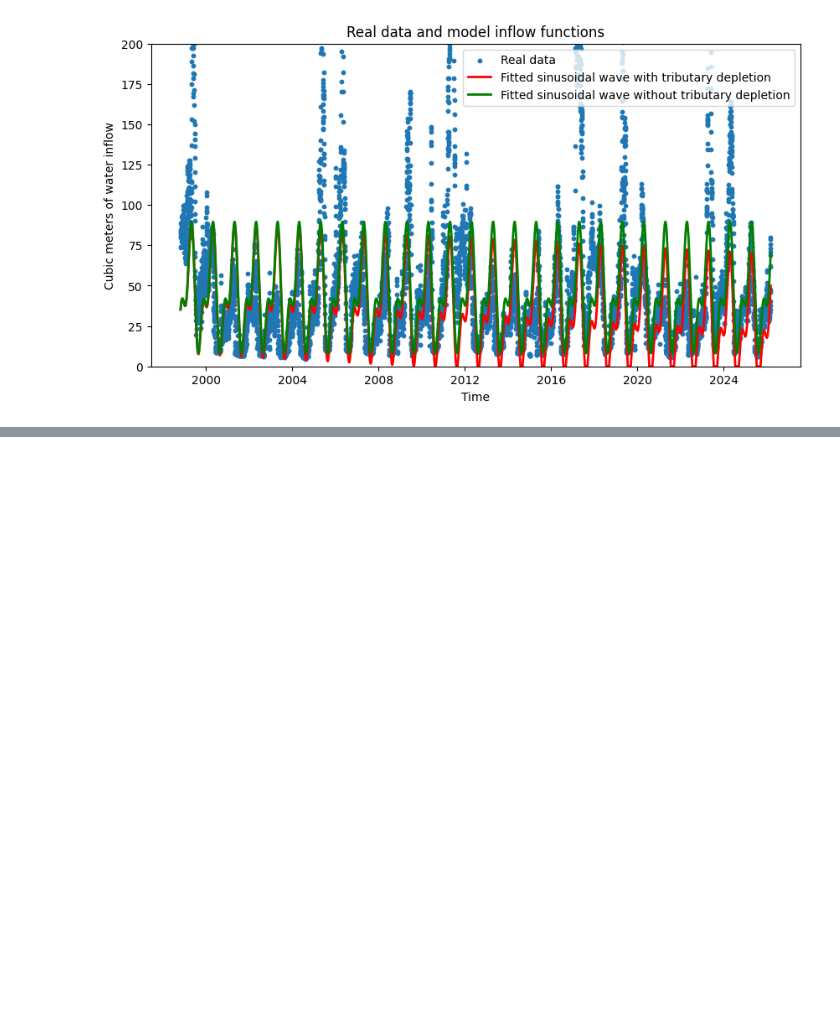
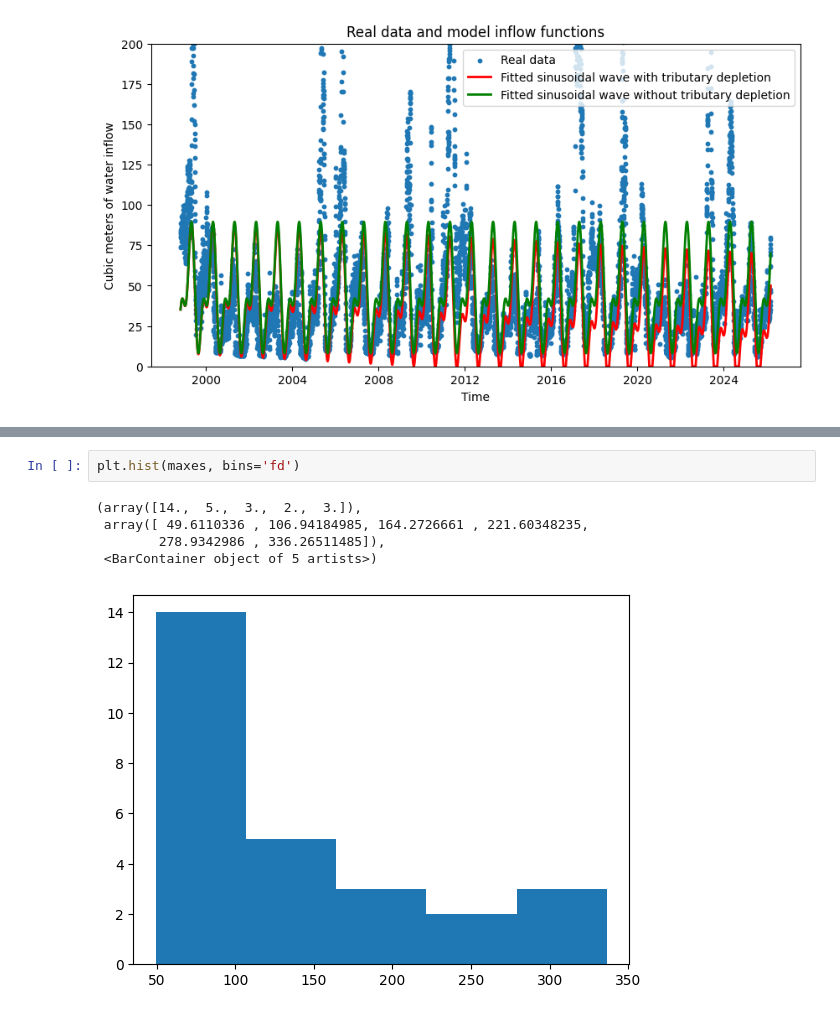
Before and after one commit to danilomcmaster/GSLModel, a Jupyter notebook: inflow.ipynb, the cells around one changed output, grey strips where cells are left out. Saved outputs shown, nothing was run; the diff lists cells and outputs as text; blank space fills up the shorter version.

```diff
--- a/inflow.ipynb
+++ b/inflow.ipynb
@@ -141,0 +204,8 @@ plt.show()
+# %%
+plt.hist(maxes, bins='fd')
+# %% [output]
+(array([14.,  5.,  3.,  2.,  3.]),
+ array([ 49.6110336 , 106.94184985, 164.2726661 , 221.60348235,
+        278.9342986 , 336.26511485]),
+ <BarContainer object of 5 artists>)
+[figure, added]
```
Also changed, not shown: parts of 32 cells of this notebook.
